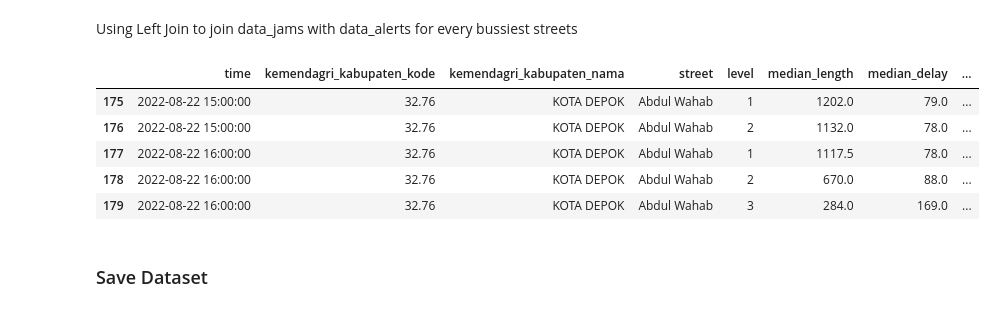
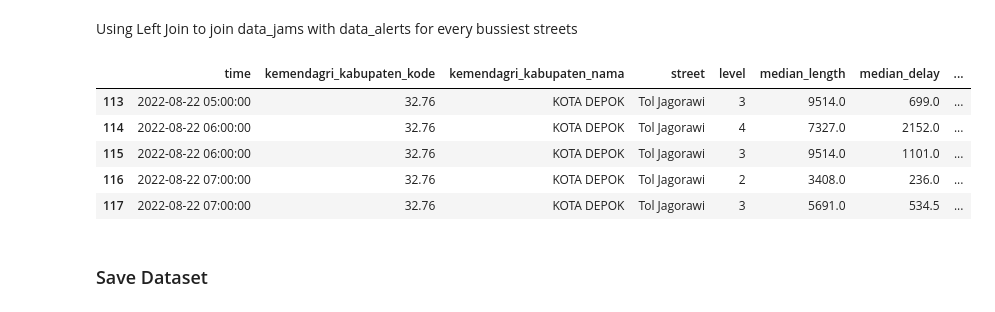
Before and after one commit to louis-not/DSLS_MiniProject, a Jupyter notebook: Data Science/notebooks/1_data preparation.ipynb, the cells around one changed output. Cells and saved outputs as stored; diff of their text form; code cells hidden in the pictures.

```diff
--- a/Data Science/notebooks/1_data preparation.ipynb
+++ b/Data Science/notebooks/1_data preparation.ipynb
@@ -549,14 +549,14 @@ for bus_street in bussiest_streets:
 # %% [markdown]
 Using Left Join to join data_jams with data_alerts for every bussiest streets
 # %%
-streets_valid['Abdul Wahab'][0].head()
+streets_valid['Tol Jagorawi'][0].head()
 # %% [output]
 |  | time | kemendagri_kabupaten_kode | kemendagri_kabupaten_nama | street | level | median_length | median_delay | ... |
-| 175 | 2022-08-22 15:00:00 | 32.76 | KOTA DEPOK | Abdul Wahab | 1 | 1202.0 | 79.0 | ... |
-| 176 | 2022-08-22 15:00:00 | 32.76 | KOTA DEPOK | Abdul Wahab | 2 | 1132.0 | 78.0 | ... |
-| 177 | 2022-08-22 16:00:00 | 32.76 | KOTA DEPOK | Abdul Wahab | 1 | 1117.5 | 78.0 | ... |
-| 178 | 2022-08-22 16:00:00 | 32.76 | KOTA DEPOK | Abdul Wahab | 2 | 670.0 | 88.0 | ... |
-| 179 | 2022-08-22 16:00:00 | 32.76 | KOTA DEPOK | Abdul Wahab | 3 | 284.0 | 169.0 | ... |
+| 113 | 2022-08-22 05:00:00 | 32.76 | KOTA DEPOK | Tol Jagorawi | 3 | 9514.0 | 699.0 | ... |
+| 114 | 2022-08-22 06:00:00 | 32.76 | KOTA DEPOK | Tol Jagorawi | 4 | 7327.0 | 2152.0 | ... |
+| 115 | 2022-08-22 06:00:00 | 32.76 | KOTA DEPOK | Tol Jagorawi | 3 | 9514.0 | 1101.0 | ... |
+| 116 | 2022-08-22 07:00:00 | 32.76 | KOTA DEPOK | Tol Jagorawi | 2 | 3408.0 | 236.0 | ... |
+| 117 | 2022-08-22 07:00:00 | 32.76 | KOTA DEPOK | Tol Jagorawi | 3 | 5691.0 | 534.5 | ... |
 # %% [markdown]
 ### Save Dataset
 # %%
```
Also changed, not shown: parts of 7 cells of this notebook, 3 other files.
